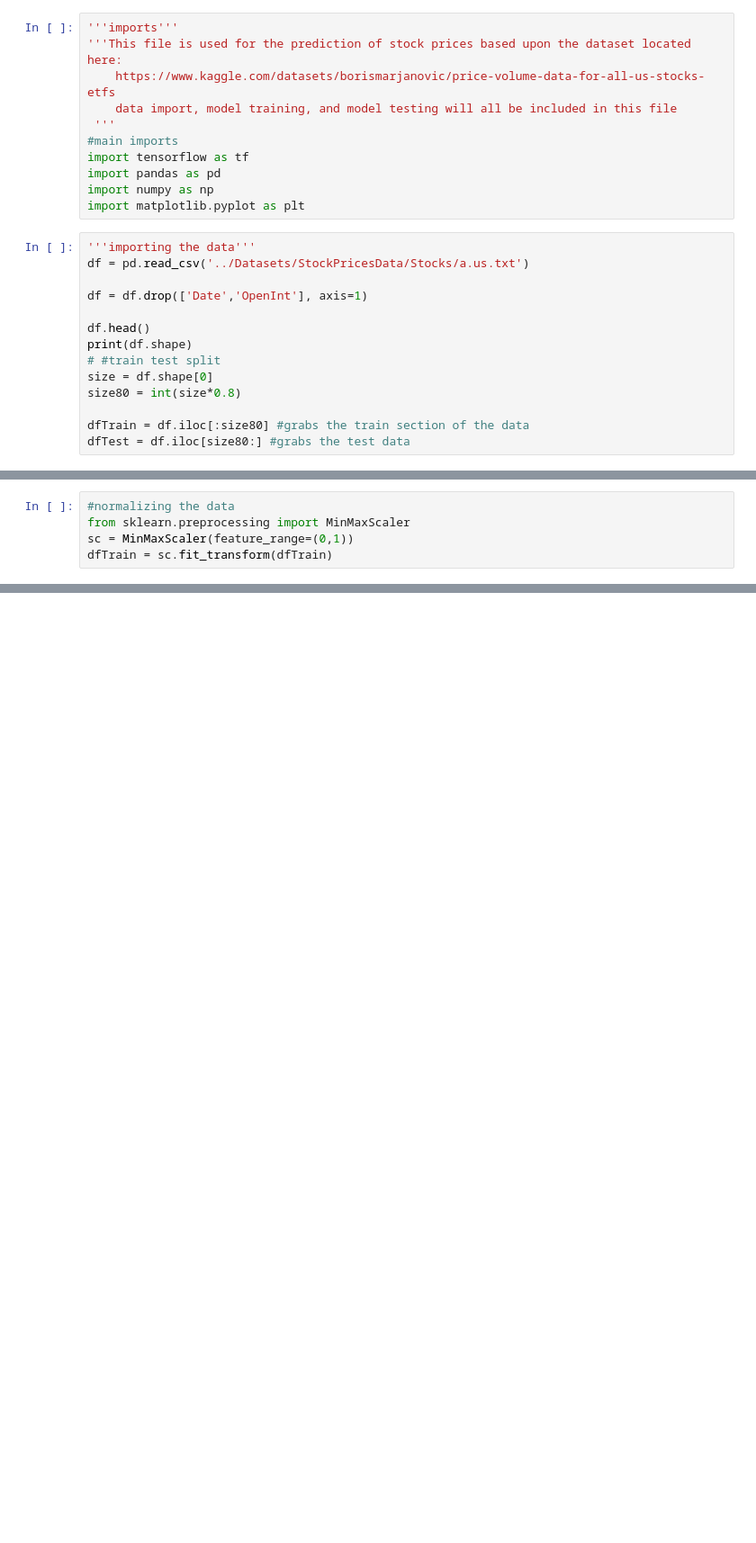
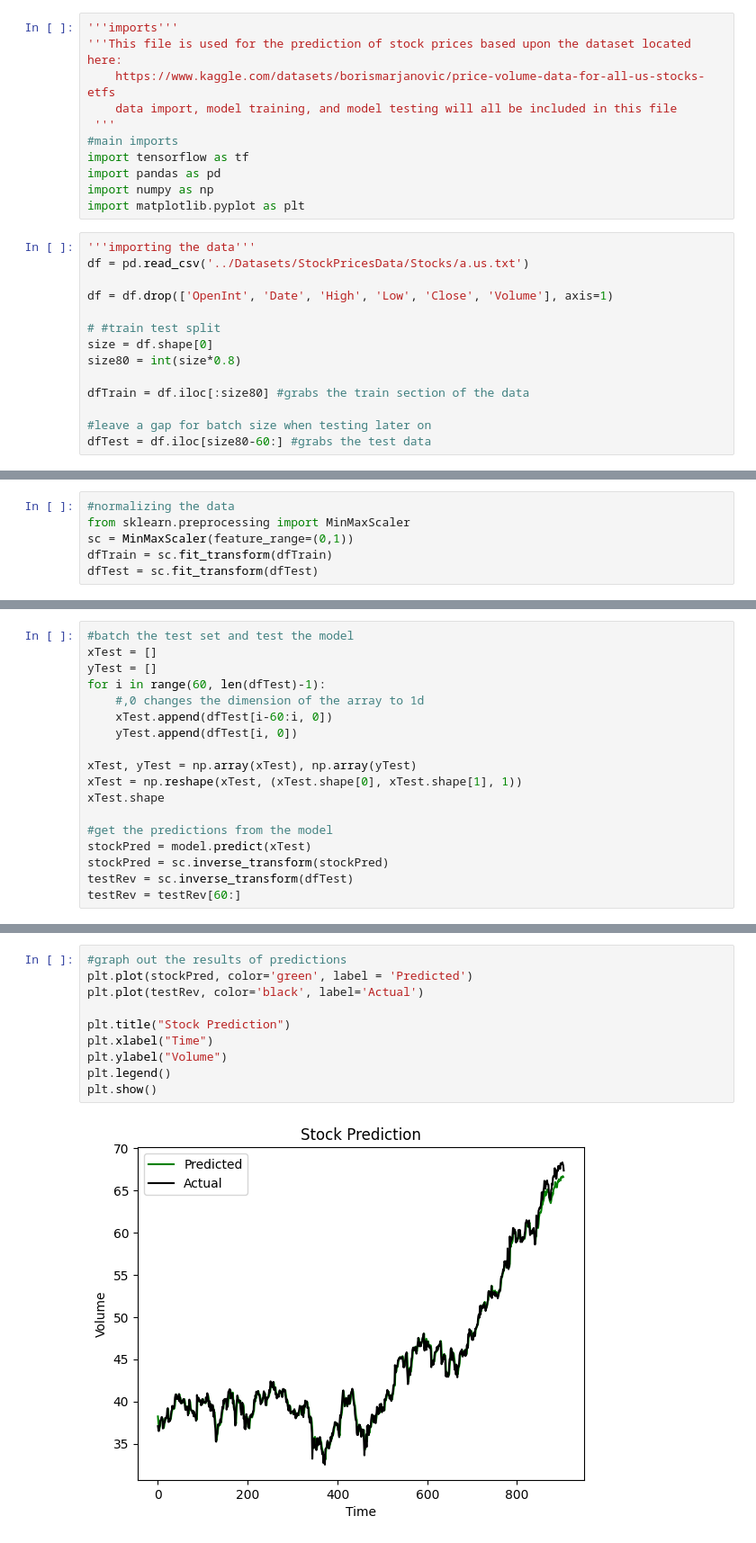
Before and after one commit to ryan-b184/stockPrediction, a Jupyter notebook: StockPrediction.ipynb, the cells around one changed output, grey strips where cells are left out. Shown at 90% size. Saved outputs shown, nothing was run; the diff lists cells and outputs as text; blank space fills up the shorter version.

Commit message:
changed what values the model is trained on, batched the test data and tested on it, graphed out the predicted vs the actual results from the ML model

```diff
--- a/StockPrediction.ipynb
+++ b/StockPrediction.ipynb
@@ -13,13 +13,13 @@ import matplotlib.pyplot as plt
 '''importing the data'''
 df = pd.read_csv('../Datasets/StockPricesData/Stocks/a.us.txt')
 
-df = df.drop(['Date','OpenInt'], axis=1)
+df = df.drop(['OpenInt', 'Date', 'High', 'Low', 'Close', 'Volume'], axis=1)
 
-df.head()
-print(df.shape)
 # #train test split
 size = df.shape[0]
 size80 = int(size*0.8)
 
 dfTrain = df.iloc[:size80] #grabs the train section of the data
-dfTest = df.iloc[size80:] #grabs the test data
+
+#leave a gap for batch size when testing later on
+dfTest = df.iloc[size80-60:] #grabs the test data
@@ -30,4 +28,5 @@ dfTest = df.iloc[size80:] #grabs the test data
 from sklearn.preprocessing import MinMaxScaler
 sc = MinMaxScaler(feature_range=(0,1))
 dfTrain = sc.fit_transform(dfTrain)
+dfTest = sc.fit_transform(dfTest)
 # %%
@@ -83 +82,19 @@ Epoch 100/100
 <keras.src.callbacks.History at 0x...>
+# %%
+#batch the test set and test the model
+xTest = []
+yTest = []
+for i in range(60, len(dfTest)-1):
+    #,0 changes the dimension of the array to 1d
+    xTest.append(dfTest[i-60:i, 0])
+    yTest.append(dfTest[i, 0])
+
+xTest, yTest = np.array(xTest), np.array(yTest)
+xTest = np.reshape(xTest, (xTest.shape[0], xTest.shape[1], 1))
+xTest.shape
+
+#get the predictions from the model
+stockPred = model.predict(xTest)
+stockPred = sc.inverse_transform(stockPred)
+testRev = sc.inverse_transform(dfTest)
+testRev = testRev[60:]
@@ -83,0 +103,12 @@ Epoch 100/100
+# %%
+#graph out the results of predictions
+plt.plot(stockPred, color='green', label = 'Predicted')
+plt.plot(testRev, color='black', label='Actual')
+
+plt.title("Stock Prediction")
+plt.xlabel("Time")
+plt.ylabel("Volume")
+plt.legend()
+plt.show()
+# %% [output]
+[figure, added]
```
Also changed, not shown: parts of 4 cells of this notebook, 1 other file.
